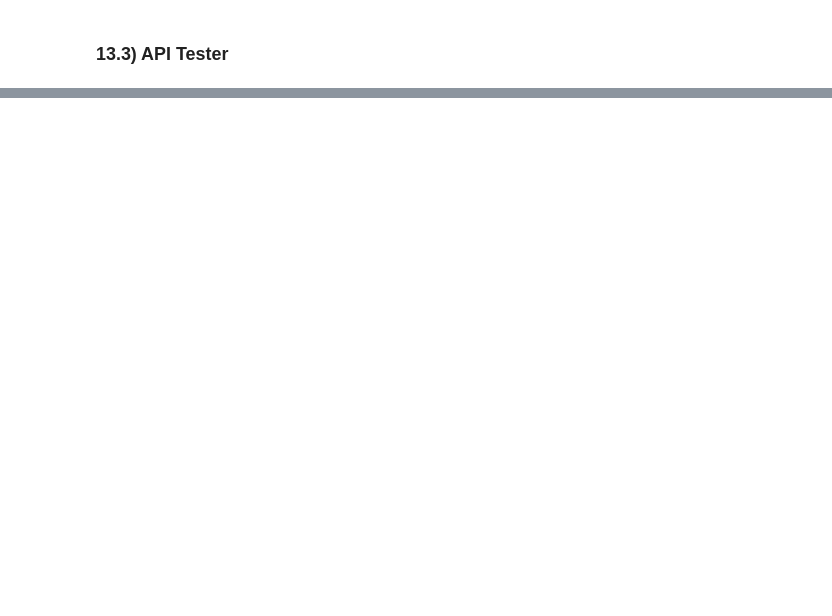
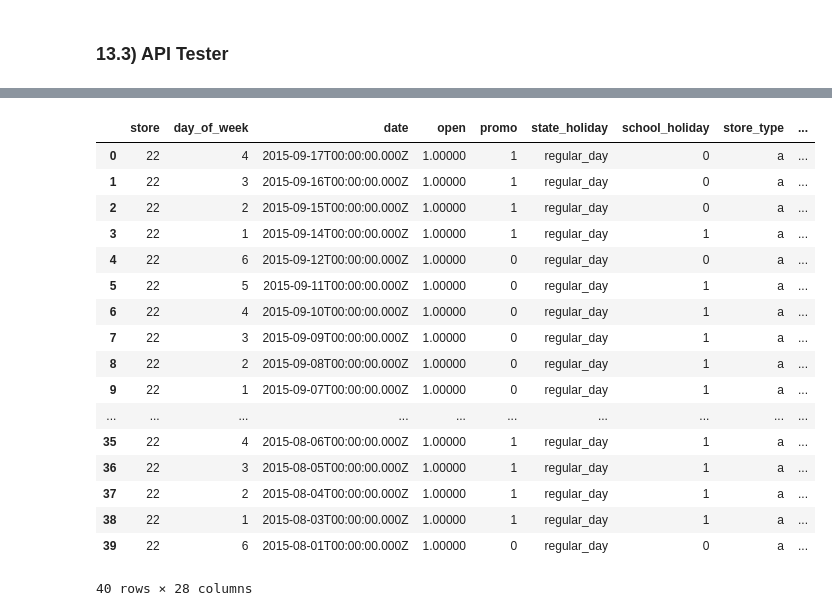
Before and after one commit to jaohenritm/Rossman, a Jupyter notebook: store_sales_prediction.ipynb, the cells around one changed output, grey strips where cells are left out. Saved outputs shown, nothing was run; the diff lists cells and outputs as text; code cells hidden in the pictures; blank space fills up the shorter version.

```diff
--- a/store_sales_prediction.ipynb
+++ b/store_sales_prediction.ipynb
@@ -1586,7 +1585,7 @@ df10 = pd.read_csv('data/test.csv')
 df_test = pd.merge(df10, df_store_raw, how='left', on='Store')
 
 # choose store for prediction
-df_test = df_test[df_test['Store'] == 22]
+df_test = df_test[df_test['Store'].isin([24, 22, 12, 29])]
 
 # remove closed days
 df_test = df_test[df_test['Open'] != 0]
@@ -1607,0 +1607,2 @@ Status Code 404
+# %%
+d1 = pd.DataFrame(r.json(), columns=r.json()[0].keys())
@@ -1607,0 +1634,21 @@ Status Code 404
+# %%
+d1
+# %% [output]
+|  | store | day_of_week | date | open | promo | state_holiday | school_holiday | store_type | ... |
+| 0 | 22 | 4 | 2015-09-17T00:00:00.000Z | 1.00000 | 1 | regular_day | 0 | a | ... |
+| 1 | 22 | 3 | 2015-09-16T00:00:00.000Z | 1.00000 | 1 | regular_day | 0 | a | ... |
+| 2 | 22 | 2 | 2015-09-15T00:00:00.000Z | 1.00000 | 1 | regular_day | 0 | a | ... |
+| 3 | 22 | 1 | 2015-09-14T00:00:00.000Z | 1.00000 | 1 | regular_day | 1 | a | ... |
+| 4 | 22 | 6 | 2015-09-12T00:00:00.000Z | 1.00000 | 0 | regular_day | 0 | a | ... |
+| 5 | 22 | 5 | 2015-09-11T00:00:00.000Z | 1.00000 | 0 | regular_day | 1 | a | ... |
+| 6 | 22 | 4 | 2015-09-10T00:00:00.000Z | 1.00000 | 0 | regular_day | 1 | a | ... |
+| 7 | 22 | 3 | 2015-09-09T00:00:00.000Z | 1.00000 | 0 | regular_day | 1 | a | ... |
+| 8 | 22 | 2 | 2015-09-08T00:00:00.000Z | 1.00000 | 0 | regular_day | 1 | a | ... |
+| 9 | 22 | 1 | 2015-09-07T00:00:00.000Z | 1.00000 | 0 | regular_day | 1 | a | ... |
+| ... | ... | ... | ... | ... | ... | ... | ... | ... | ... |
+| 35 | 22 | 4 | 2015-08-06T00:00:00.000Z | 1.00000 | 1 | regular_day | 1 | a | ... |
+| 36 | 22 | 3 | 2015-08-05T00:00:00.000Z | 1.00000 | 1 | regular_day | 1 | a | ... |
+| 37 | 22 | 2 | 2015-08-04T00:00:00.000Z | 1.00000 | 1 | regular_day | 1 | a | ... |
+| 38 | 22 | 1 | 2015-08-03T00:00:00.000Z | 1.00000 | 1 | regular_day | 1 | a | ... |
+| 39 | 22 | 6 | 2015-08-01T00:00:00.000Z | 1.00000 | 0 | regular_day | 0 | a | ... |
+40 rows × 28 columns
```
Also changed, not shown: parts of 6 cells of this notebook.
